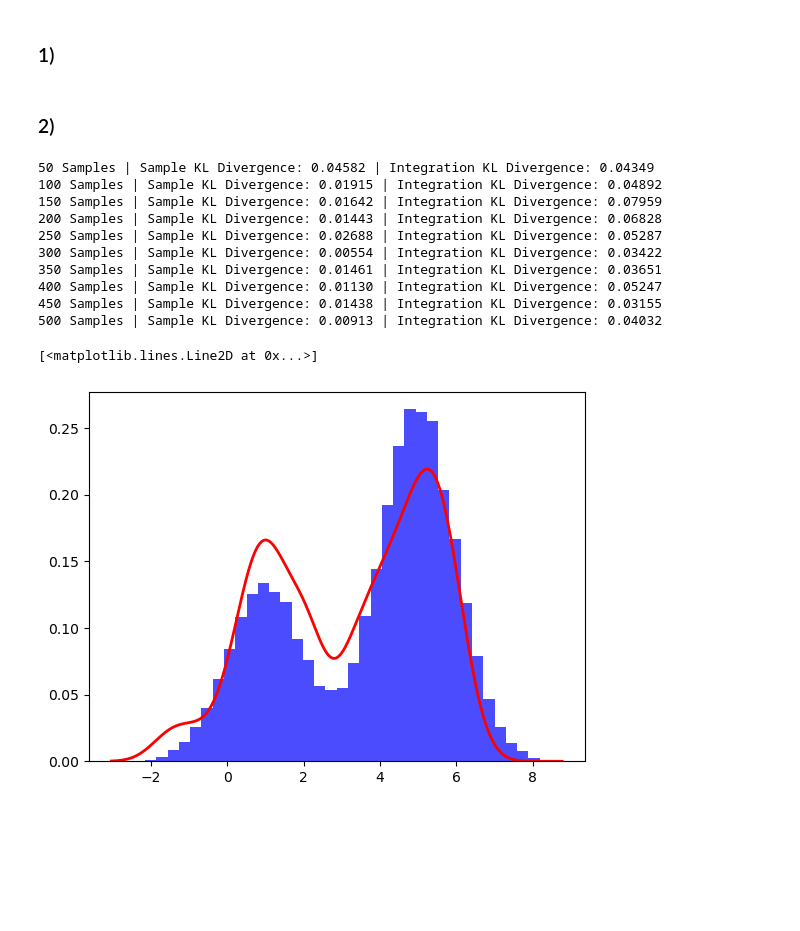
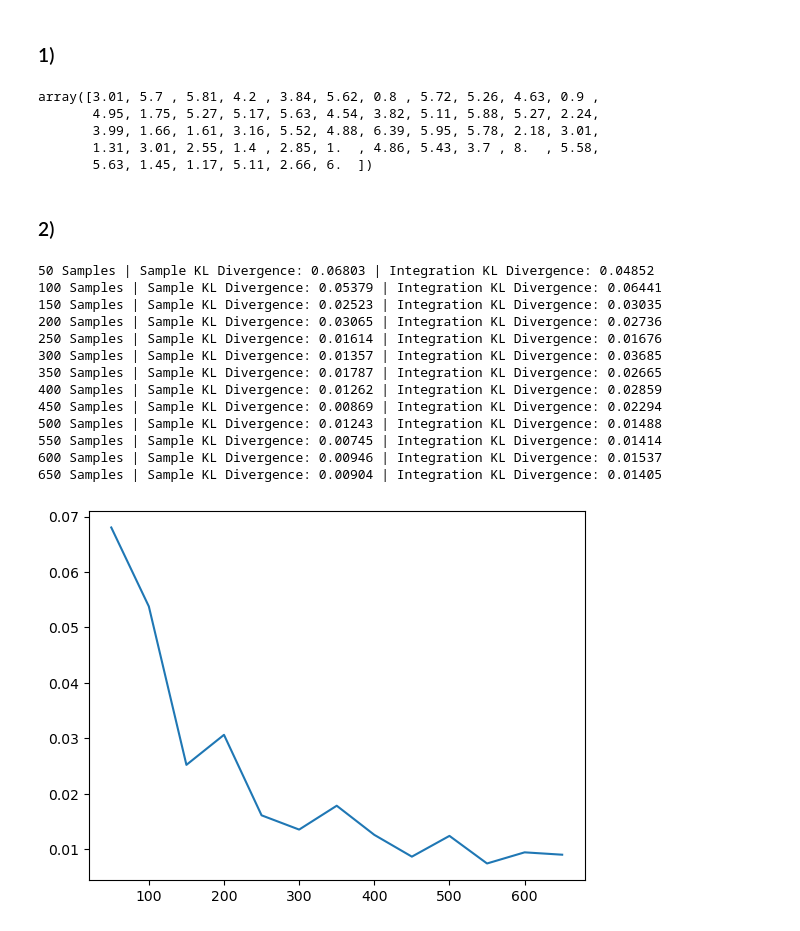
Before and after one commit to kennethaldridge/DS4400-HW, a Jupyter notebook: ds4400_hw6.ipynb, the cells around one changed output. Drawn from its saved outputs; the diff is of its cells as text; code cells hidden in the pictures; blank space fills up the shorter version.

```diff
--- a/ds4400_hw6.ipynb
+++ b/ds4400_hw6.ipynb
@@ -246,6 +246,14 @@ plt.show()
 # plt.hist(X, 40, facecolor='blue', alpha=0.7, density=True)
 # plt.plot(x, y, color='red', linewidth=2)
 # plt.show()
+# %%
+np.random.choice(X, 50, replace=False)
+# %% [output]
+array([3.01, 5.7 , 5.81, 4.2 , 3.84, 5.62, 0.8 , 5.72, 5.26, 4.63, 0.9 ,
+       4.95, 1.75, 5.27, 5.17, 5.63, 4.54, 3.82, 5.11, 5.88, 5.27, 2.24,
+       3.99, 1.66, 1.61, 3.16, 5.52, 4.88, 6.39, 5.95, 5.78, 2.18, 3.01,
+       1.31, 3.01, 2.55, 1.4 , 2.85, 1.  , 4.86, 5.43, 3.7 , 8.  , 5.58,
+       5.63, 1.45, 1.17, 5.11, 2.66, 6.  ])
 # %% [markdown]
 ### 2)
 # %%
@@ -262,38 +270,51 @@ def KL_divergence_sample(x, q):
     return np.mean(np.log(p_1/p_2))
 
 
-# samples_len = np.arange(50, 100001, 50)
-samples_len = np.arange(50, 501, 50)
+dist_distance_list = []
+samples_len_list = []
+prev_kl = np.inf
+
+samples_len = np.arange(50, 100000, 50)
 for num_samples in samples_len:
-    samples = np.random.choice(X, num_samples, replace=False)
+    samples_indices = np.random.choice(X.shape[0], num_samples, replace=False)
+    samples_x = X[samples_indices]
 
-    kde_samples = gaussian_kde(samples)
+    kde_samples = gaussian_kde(samples_x)
     def q(x):
         return kde_samples(x)
 
-    x_min, x_max = np.percentile(samples, [1, 99])
-    integration_kl, error = quad(KL_divergence, x_min, x_max, args=(q,))
+    # x_min, x_max = np.percentile(samples, [1, 99])
+    integration_kl, error = quad(KL_divergence, min(samples_x), max(samples_x), args=(q,))
 
-    sampling_kl = KL_divergence_sample(samples, q)
+    sampling_kl = KL_divergence_sample(samples_x, q)
     print(f'{num_samples} Samples | Sample KL Divergence: {sampling_kl:.5f} | Integration KL Divergence: {integration_kl:.5f}')
+
+    dist_distance_list.append(sampling_kl)
+    samples_len_list.append(num_samples)
+
+    if abs(prev_kl - sampling_kl) < 0.0005:
+        training_samples_x = samples_x
+        training_samples_y = Y[samples_indices]
+        break
+    else:
+        prev_kl = sampling_kl
 # %% [output]
-50 Samples | Sample KL Divergence: 0.04582 | Integration KL Divergence: 0.04349
-100 Samples | Sample KL Divergence: 0.01915 | Integration KL Divergence: 0.04892
-150 Samples | Sample KL Divergence: 0.01642 | Integration KL Divergence: 0.07959
-200 Samples | Sample KL Divergence: 0.01443 | Integration KL Divergence: 0.06828
-250 Samples | Sample KL Divergence: 0.02688 | Integration KL Divergence: 0.05287
-300 Samples | Sample KL Divergence: 0.00554 | Integration KL Divergence: 0.03422
-350 Samples | Sample KL Divergence: 0.01461 | Integration KL Divergence: 0.03651
-400 Samples | Sample KL Divergence: 0.01130 | Integration KL Divergence: 0.05247
-450 Samples | Sample KL Divergence: 0.01438 | Integration KL Divergence: 0.03155
-500 Samples | Sample KL Divergence: 0.00913 | Integration KL Divergence: 0.04032
+50 Samples | Sample KL Divergence: 0.06803 | Integration KL Divergence: 0.04852
+100 Samples | Sample KL Divergence: 0.05379 | Integration KL Divergence: 0.06441
+150 Samples | Sample KL Divergence: 0.02523 | Integration KL Divergence: 0.03035
+200 Samples | Sample KL Divergence: 0.03065 | Integration KL Divergence: 0.02736
+250 Samples | Sample KL Divergence: 0.01614 | Integration KL Divergence: 0.01676
+300 Samples | Sample KL Divergence: 0.01357 | Integration KL Divergence: 0.03685
+350 Samples | Sample KL Divergence: 0.01787 | Integration KL Divergence: 0.02665
+400 Samples | Sample KL Divergence: 0.01262 | Integration KL Divergence: 0.02859
+450 Samples | Sample KL Divergence: 0.00869 | Integration KL Divergence: 0.02294
+500 Samples | Sample KL Divergence: 0.01243 | Integration KL Divergence: 0.01488
+550 Samples | Sample KL Divergence: 0.00745 | Integration KL Divergence: 0.01414
+600 Samples | Sample KL Divergence: 0.00946 | Integration KL Divergence: 0.01537
+650 Samples | Sample KL Divergence: 0.00904 | Integration KL Divergence: 0.01405
-# %%
-samples = np.random.choice(X, 50)
-x = np.linspace(min(X), max(X), 1000)
-y = p(x, samples)
-
-plt.hist(X, 40, facecolor='blue', alpha=0.7, density=True)
-plt.plot(x, y, color='red', linewidth=2)
-# %% [output]
-[<matplotlib.lines.Line2D at 0x...>]
-[figure, removed]
+# %%
+# Plot out decrease of KL Divergence
+plt.plot(samples_len_list, dist_distance_list)
+plt.show()
+# %% [output]
+[figure, added]
```
Also changed, not shown: parts of 1 cell of this notebook.
